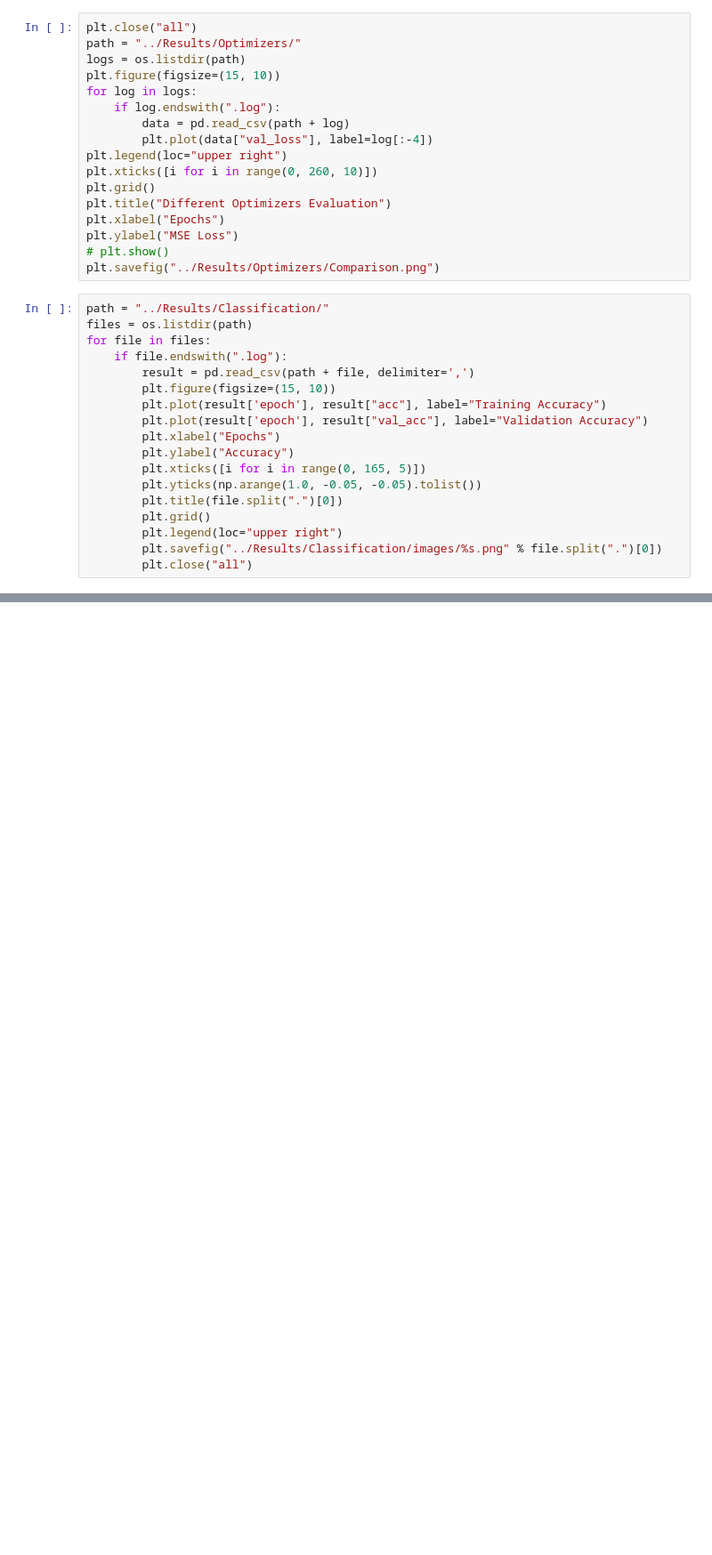
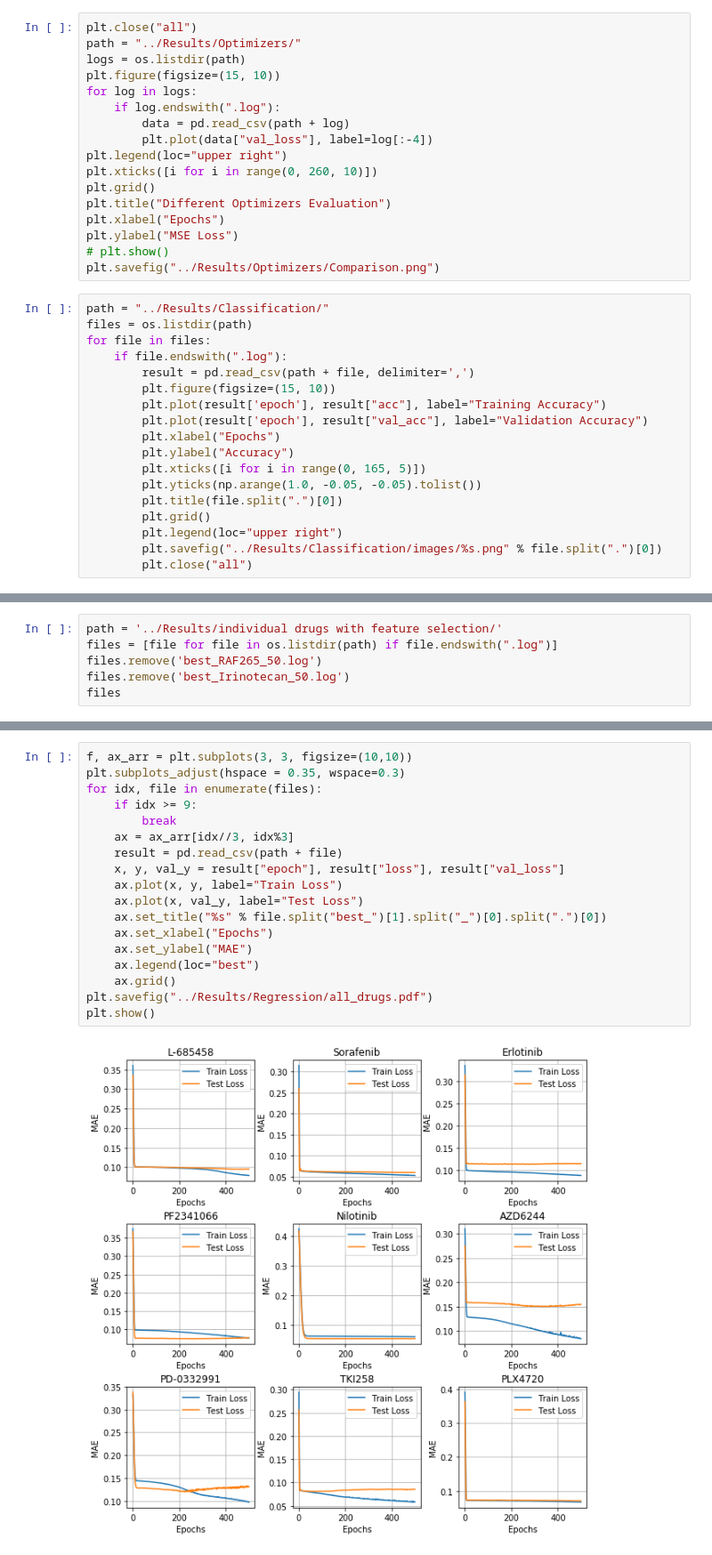
Before and after one commit to Naghipourfar/CCLE, a Jupyter notebook: Code/ResultAnalysis.ipynb, the cells around one changed output, grey strips where cells are left out. Shown at 89% size. Drawn from its saved outputs; the diff is of its cells as text; blank space fills up the shorter version.

```diff
--- a/Code/ResultAnalysis.ipynb
+++ b/Code/ResultAnalysis.ipynb
@@ -81,0 +181,6 @@ plt.show()
+# %%
+path = '../Results/individual drugs with feature selection/'
+files = [file for file in os.listdir(path) if file.endswith(".log")]
+files.remove('best_RAF265_50.log')
+files.remove('best_Irinotecan_50.log')
+files
@@ -81,0 +205,20 @@ plt.show()
+# %%
+f, ax_arr = plt.subplots(3, 3, figsize=(10,10))
+plt.subplots_adjust(hspace = 0.35, wspace=0.3)
+for idx, file in enumerate(files):
+    if idx >= 9:
+        break
+    ax = ax_arr[idx//3, idx%3]
+    result = pd.read_csv(path + file)
+    x, y, val_y = result["epoch"], result["loss"], result["val_loss"]
+    ax.plot(x, y, label="Train Loss")
+    ax.plot(x, val_y, label="Test Loss")
+    ax.set_title("%s" % file.split("best_")[1].split("_")[0].split(".")[0])
+    ax.set_xlabel("Epochs")
+    ax.set_ylabel("MAE")
+    ax.legend(loc="best")
+    ax.grid()
+plt.savefig("../Results/Regression/all_drugs.pdf")
+plt.show()
+# %% [output]
+[figure, added]
```
Also changed, not shown: parts of 8 cells of this notebook, 1 other file.
